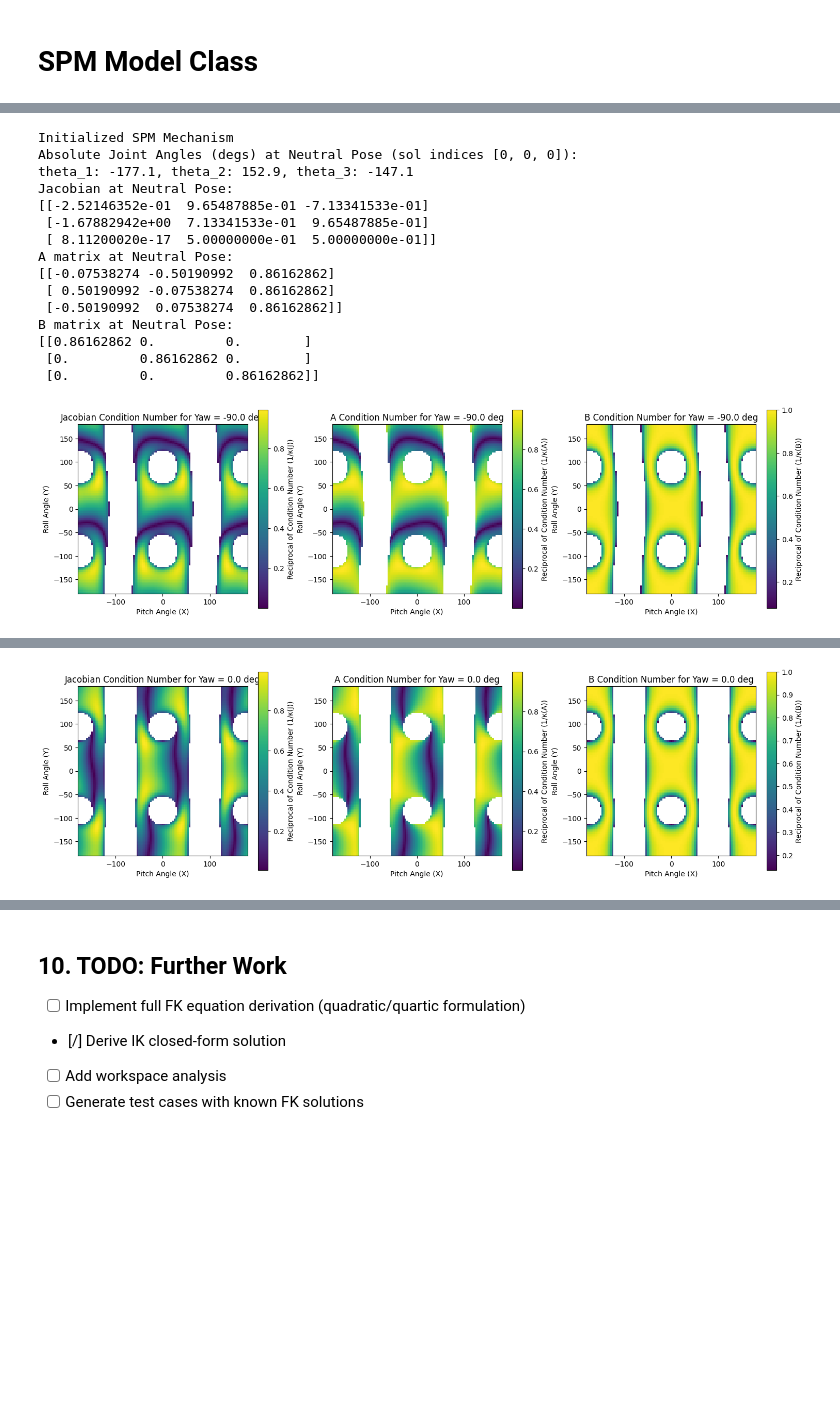
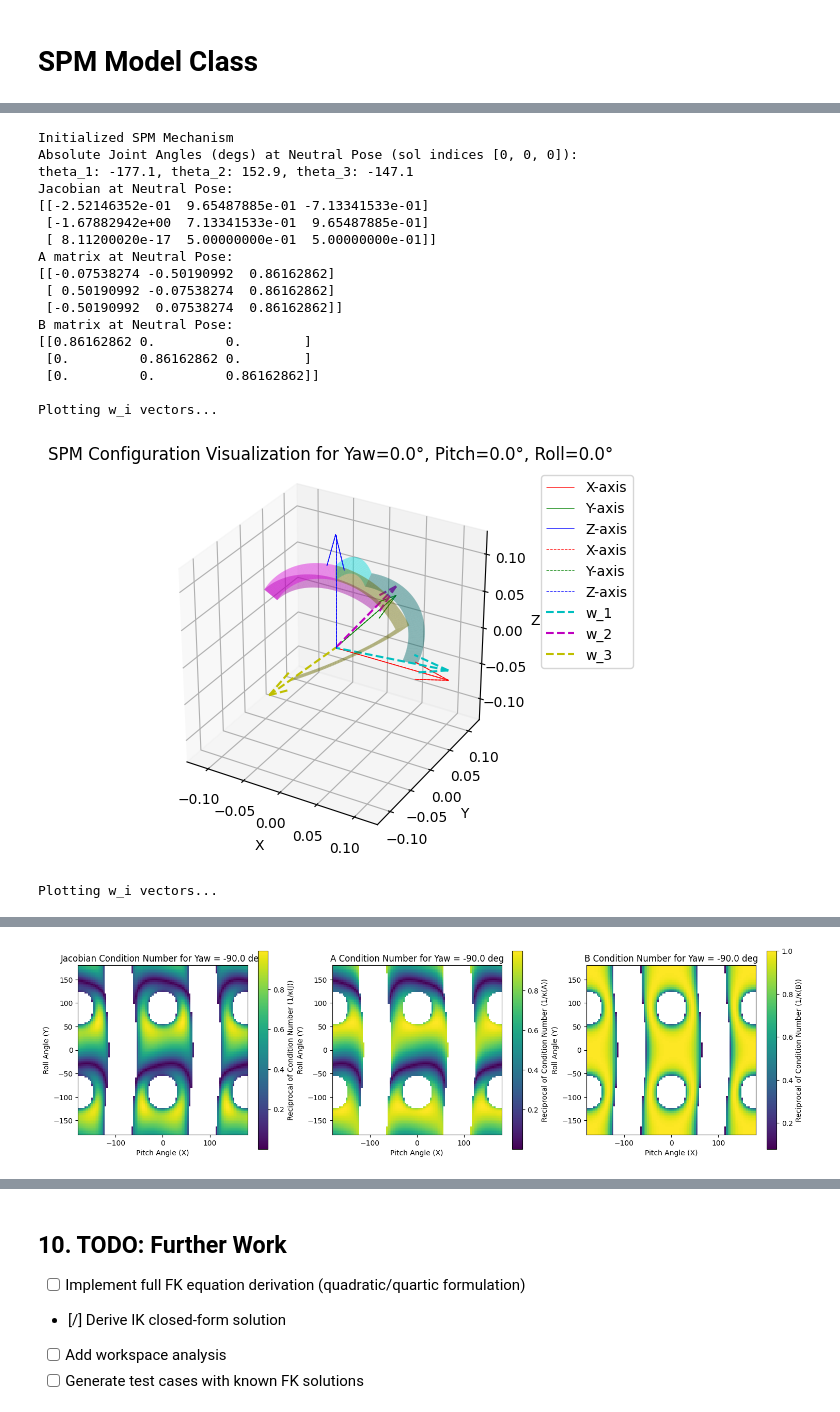
Before and after one commit to ChawinOph/spm-mechanics, a Jupyter notebook: notebooks/spm_kinematics.ipynb, the cells around one changed output, grey strips where cells are left out. Drawn from its saved outputs; the diff is of its cells as text; code cells hidden in the pictures; blank space fills up the shorter version.

Commit message:
add curved link plots

```diff
--- a/notebooks/spm_kinematics.ipynb
+++ b/notebooks/spm_kinematics.ipynb
@@ -1347,15 +1307,39 @@ class SPM:
             print(f"Jacobian condition number for R_des (yaw={np.degrees(yaw):.1f}°, pitch={np.degrees(pitch):.1f}°, roll={np.degrees(roll):.1f}°): {cond_J:.2e}")
         else:
             print(f"No IK solution for R_des (yaw={np.degrees(yaw):.1f}°, pitch={np.degrees(pitch):.1f}°, roll={np.degrees(roll):.1f}°), skipping Jacobian analysis.")
+
+    def visualize_configuration(self, R_des, title="SPM Configuration Visualization"):
+        # visualize the mechanism configuration for given R_des
+        theta_sols, has_sols = self.compute_ik(R_des, verbose=False, update_config=True)
+        if all(has_sols):
+            fig = plt.figure()
+            ax = fig.add_subplot(111, projection='3d')
+            # plot coordinate frames and unit vectors
+            plot_spsm_transformation(ax, self.u_i, self.v_i, self.w_i, R_des)
+            # plot links as cylinders and curved surfaces
+            colors = ['cyan', 'magenta', 'yellow']
+            for i in range(3):
+                # proximal curved link
+                draw_curved_link_surface(ax, self.u_i[i], self.v_i[i], color=colors[i])
+                # distal curved link
+                draw_curved_link_surface(ax, self.v_i[i], self.w_i[i], color=colors[i])
+                # joint transformation matrix
+
+            ax.set_aspect('equal')
+            ax.set_title(title)
+
+            plt.show()
+        else:
+            print("Cannot visualize configuration: No IK solution for the given R_des")
 # %%
 
 # loop over differnet desired orientations (Yaw-Pitch-Roll)
 euler_angles_set = [
     [0, 0, 0],
-    [np.pi/6, np.pi/6, np.pi/6],
-    [np.pi/4, np.pi/3, np.pi/6],
+    # [np.pi/6, np.pi/6, np.pi/6],
+    # [np.pi/4, np.pi/3, np.pi/6],
     [-np.pi/4, 0, 0],
-    [0, np.pi/4, 0],
+    # [0, np.pi/4, 0],
 ]
 
 spm = SPM()
@@ -1375,8 +1359,8 @@ for euler_angles in euler_angles_set:
     print(f"Jacobian J = inv(A)*B: \n {J}")
     print(f"A: \n {A}")
     print(f"B: \n {B}")
-    # visualization of the platform and joint vectors
-    # plot_spsm_transformation(u_i, w_i, R_des, euler_angles)
+
+    spm.visualize_configuration(R_des)
 
     # TODO:
     # Workspace check for ankle ROM
@@ -1418,6 +1421,16 @@ Z_Bcond = np.zeros_like(Z_yaws)
 # initialize SPM class object
 offset_angle = np.pi/2
 spm = SPM(eta_i2=[0 + offset_angle, np.pi/2 + offset_angle, 3*np.pi/2 + offset_angle])
+
+viz_euler_angles = [0, 0, 0] # yaw, roll, pitch for visualization
+viz_title = f"SPM Configuration Visualization for Yaw={np.rad2deg(viz_euler_angles[0]):.1f}°, Pitch={np.rad2deg(viz_euler_angles[1]):.1f}°, Roll={np.rad2deg(viz_euler_angles[2]):.1f}°"
+R_des = R.from_euler('zyx', viz_euler_angles).as_matrix()
+spm.visualize_configuration(R_des, title=viz_title)
+
+viz_euler_angles = [0, np.pi/2 + np.deg2rad(5), -np.pi/4] # yaw, roll, pitch for visualization
+viz_title = f"SPM Configuration Visualization for Yaw={np.rad2deg(viz_euler_angles[0]):.1f}°, Pitch={np.rad2deg(viz_euler_angles[1]):.1f}°, Roll={np.rad2deg(viz_euler_angles[2]):.1f}°"
+R_des = R.from_euler('zyx', viz_euler_angles).as_matrix()
+spm.visualize_configuration(R_des, title=viz_title)
 
 for k in range(N_z):
 
@@ -1474,31 +1487,34 @@ for k in range(N_z):
     plt.colorbar(im, ax=ax_jcond, label='Reciprocal of Condition Number (1/κ(J))')
 
     im = ax_Acond.imshow(Z_Acond[:,:,k].T, extent=(np.rad2deg(x_pitches[0]), np.rad2deg(x_pitches[-1]), np.rad2deg(y_rolls[0]), np.rad2deg(y_rolls[-1])), origin='lower', aspect='equal', cmap='viridis')
     ax_Acond.set_title(f'A Condition Number for Yaw = {np.rad2deg(z_yaws[k])} deg')
     ax_Acond.set_xlabel('Pitch Angle (X)')
     ax_Acond.set_ylabel('Roll Angle (Y)')
     plt.colorbar(im, ax=ax_Acond, label='Reciprocal of Condition Number (1/κ(A))')
 
     im = ax_Bcond.imshow(Z_Bcond[:,:,k].T, extent=(np.rad2deg(x_pitches[0]), np.rad2deg(x_pitches[-1]), np.rad2deg(y_rolls[0]), np.rad2deg(y_rolls[-1])), origin='lower', aspect='equal', cmap='viridis')
     ax_Bcond.set_title(f'B Condition Number for Yaw = {np.rad2deg(z_yaws[k])} deg')
     ax_Bcond.set_xlabel('Pitch Angle (X)')
     ax_Bcond.set_ylabel('Roll Angle (Y)')
     plt.colorbar(im, ax=ax_Bcond, label='Reciprocal of Condition Number (1/κ(B))')
     plt.show()
 # %% [output]
 Initialized SPM Mechanism
 Absolute Joint Angles (degs) at Neutral Pose (sol indices [0, 0, 0]):
 theta_1: -177.1, theta_2: 152.9, theta_3: -147.1
 Jacobian at Neutral Pose:
 [[-2.52146352e-01  9.65487885e-01 -7.13341533e-01]
  [-1.67882942e+00  7.13341533e-01  9.65487885e-01]
  [ 8.11200020e-17  5.00000000e-01  5.00000000e-01]]
 A matrix at Neutral Pose:
 [[-0.07538274 -0.50190992  0.86162862]
  [ 0.50190992 -0.07538274  0.86162862]
  [-0.50190992  0.07538274  0.86162862]]
 B matrix at Neutral Pose:
 [[0.86162862 0.         0.        ]
  [0.         0.86162862 0.        ]
  [0.         0.         0.86162862]]
+
+Plotting w_i vectors...
-[figure, old version]
+[figure, new version]
+Plotting w_i vectors...
@@ -1506 +1522 @@ B matrix at Neutral Pose:
-[figure, old version]
+[figure, new version]
```
Also changed, not shown: parts of 5 cells of this notebook.
